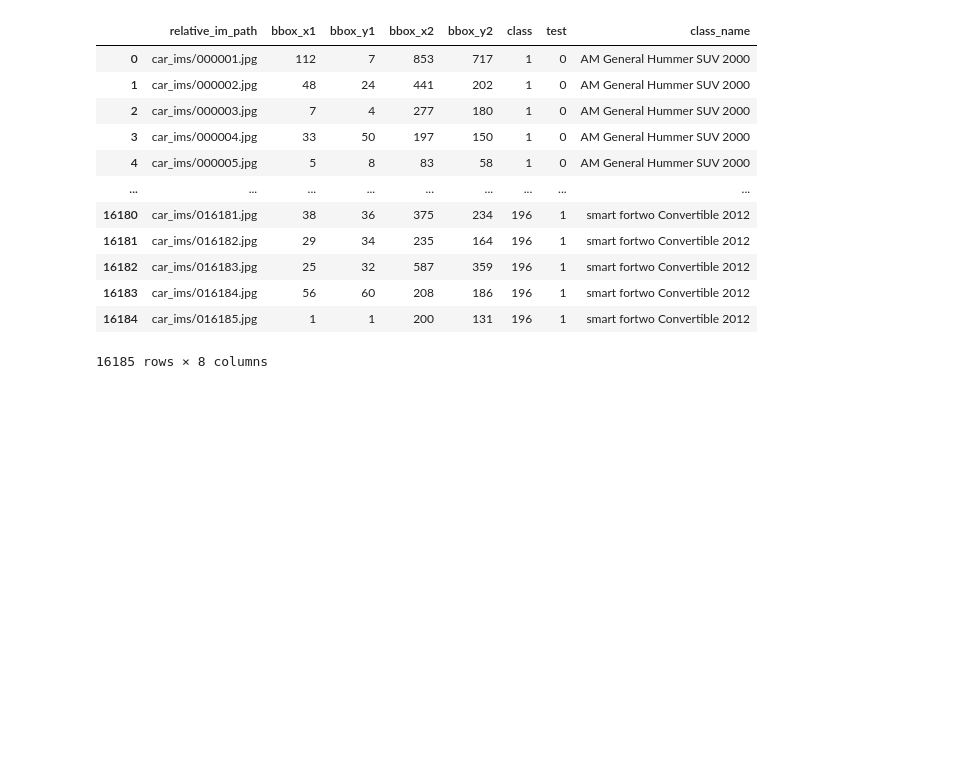
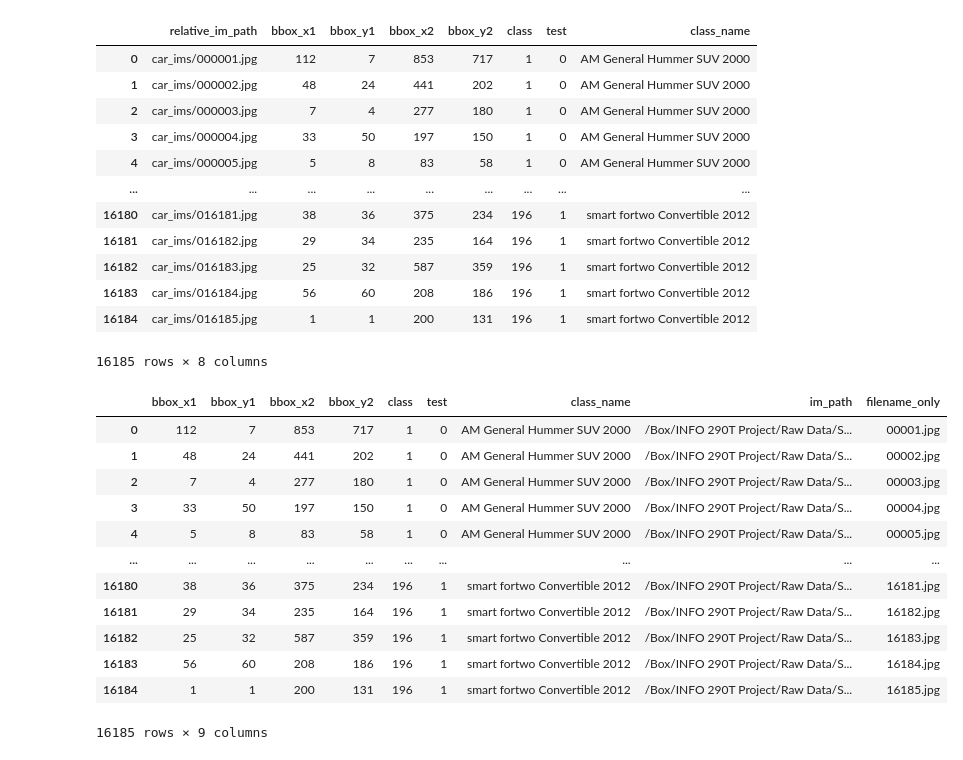
Before and after one commit to ijyliu/computer-vision-project, a Jupyter notebook: Code/Convert mat file to Excel and Fix Paths.ipynb, the cells around one changed output. Drawn from its saved outputs; the diff is of its cells as text; code cells hidden in the pictures; blank space fills up the shorter version.

```diff
--- a/Code/Convert mat file to Excel.ipynb
+++ b/Code/Convert mat file to Excel and Fix Paths.ipynb
@@ -106,6 +108,31 @@ df
 | 16183 | car_ims/016184.jpg | 56 | 60 | 208 | 186 | 196 | 1 | smart fortwo Convertible 2012 |
 | 16184 | car_ims/016185.jpg | 1 | 1 | 200 | 131 | 196 | 1 | smart fortwo Convertible 2012 |
 16185 rows × 8 columns
+# %%
+# Fix image paths
+base_path = '/Box/INFO 290T Project/Raw Data/Stanford Car Dataset/'
+# Next part of path - 'cars_test/cars_test/' or 'cars_train/cars_train/' based on test column
+# Replace relative_im_path with base_path + next part of path + relative_im_path with 'cars_ims/' stripped off
+df['im_path'] = base_path + df['test'].map(lambda x: 'cars_test/cars_test/' if x == 1 else 'cars_train/cars_train/') + df['relative_im_path'].map(lambda x: x.split('/')[-1][1:])
+# Alsa save column of filename_only
+df['filename_only'] = df['relative_im_path'].map(lambda x: x.split('/')[-1][1:])
+# Drop relative_im_path
+df.drop(columns='relative_im_path', inplace=True)
+df
+# %% [output]
+|  | bbox_x1 | bbox_y1 | bbox_x2 | bbox_y2 | class | test | class_name | im_path | filename_only |
+| 0 | 112 | 7 | 853 | 717 | 1 | 0 | AM General Hummer SUV 2000 | /Box/INFO 290T Project/Raw Data/S... | 00001.jpg |
+| 1 | 48 | 24 | 441 | 202 | 1 | 0 | AM General Hummer SUV 2000 | /Box/INFO 290T Project/Raw Data/S... | 00002.jpg |
+| 2 | 7 | 4 | 277 | 180 | 1 | 0 | AM General Hummer SUV 2000 | /Box/INFO 290T Project/Raw Data/S... | 00003.jpg |
+| 3 | 33 | 50 | 197 | 150 | 1 | 0 | AM General Hummer SUV 2000 | /Box/INFO 290T Project/Raw Data/S... | 00004.jpg |
+| 4 | 5 | 8 | 83 | 58 | 1 | 0 | AM General Hummer SUV 2000 | /Box/INFO 290T Project/Raw Data/S... | 00005.jpg |
+| ... | ... | ... | ... | ... | ... | ... | ... | ... | ... |
+| 16180 | 38 | 36 | 375 | 234 | 196 | 1 | smart fortwo Convertible 2012 | /Box/INFO 290T Project/Raw Data/S... | 16181.jpg |
+| 16181 | 29 | 34 | 235 | 164 | 196 | 1 | smart fortwo Convertible 2012 | /Box/INFO 290T Project/Raw Data/S... | 16182.jpg |
+| 16182 | 25 | 32 | 587 | 359 | 196 | 1 | smart fortwo Convertible 2012 | /Box/INFO 290T Project/Raw Data/S... | 16183.jpg |
+| 16183 | 56 | 60 | 208 | 186 | 196 | 1 | smart fortwo Convertible 2012 | /Box/INFO 290T Project/Raw Data/S... | 16184.jpg |
+| 16184 | 1 | 1 | 200 | 131 | 196 | 1 | smart fortwo Convertible 2012 | /Box/INFO 290T Project/Raw Data/S... | 16185.jpg |
+16185 rows × 9 columns
 # %%
 # Export as Excel file
 df.to_excel(os.path.expanduser('~') + '/Box/INFO 290T Project/Intermediate Data/cars_annos.xlsx', index=False)
```
Also changed, not shown: parts of 1 cell of this notebook, 3 other files.
